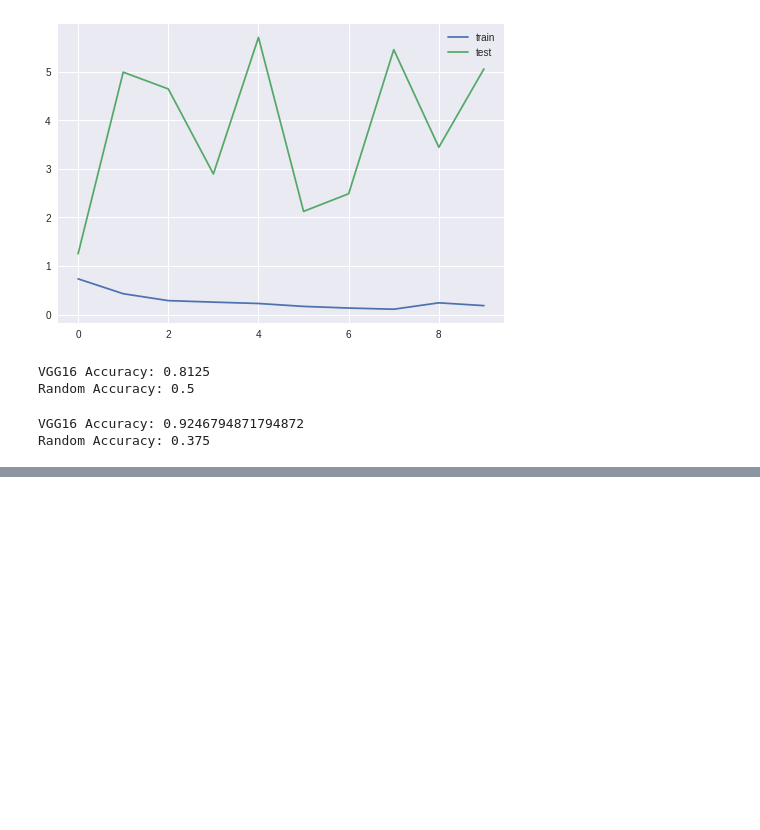
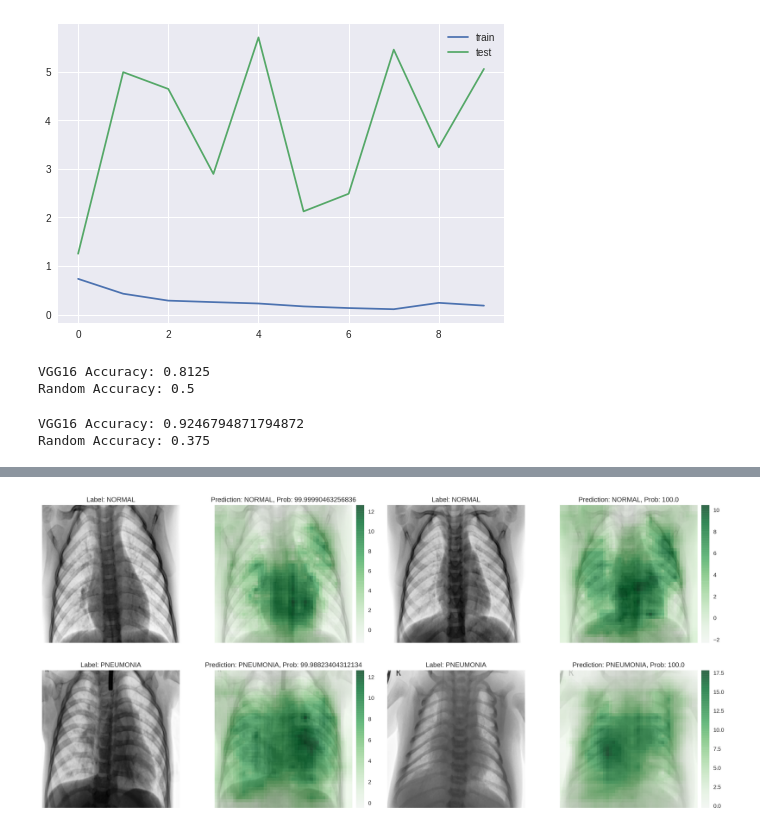
Before and after one commit to ifayost/cdb_pneumonia, a Jupyter notebook: Colab/CDB_Pneumonia.ipynb, the cells around one changed output, grey strips where cells are left out. Cells and saved outputs as stored; diff of their text form; code cells hidden in the pictures; blank space fills up the shorter version.

Commit message:
Captum interpretability

```diff
--- a/Colab/CDB_Pneumonia.ipynb
+++ b/Colab/CDB_Pneumonia.ipynb
@@ -212,0 +231,12 @@ Random Accuracy: 0.375
+# %%
+from captum.attr import IntegratedGradients
+from captum.attr import NoiseTunnel
+from captum.attr import Occlusion
+from captum.attr import Saliency
+from captum.attr import visualization as viz
+from matplotlib.colors import LinearSegmentedColormap
+vgg16 = vgg16.eval()
+#ig = IntegratedGradients(vgg16)
+#noise_tunnel = NoiseTunnel(ig)
+#occlusion = Occlusion(vgg16)
+saliency = Saliency(vgg16)
@@ -212,0 +268,39 @@ Random Accuracy: 0.375
+# %%
+fig = plt.figure(figsize=(20,10), dpi=200)
+i=0
+for j, cls in enumerate([cls0,cls1]):
+  for inp in cls:
+    inp = inp.to(device).unsqueeze(1)
+    outputs = vgg16(inp)
+    pred_probs = F.softmax(outputs, 1)
+    prob, pred_label_idx = torch.max(pred_probs, 1)
+    pred_label_idx.squeeze_()
+
+    # noise_tunnel.attribute(inp, n_samples=3, nt_type='smoothgrad_sq', target=pred_label_idx, stdevs=0.01)
+    #attributions_ig = ig.attribute(inp, target=pred_label_idx, n_steps=200)
+    attributions_ig = occlusion.attribute(inp,
+                                          strides = (1, 10, 10),
+                                          target=0,
+                                          sliding_window_shapes=(1, 15, 15),
+                                          baselines=0)
+    #attributions_ig = saliency.attribute(inp, target=pred_label_idx)
+
+    ax1 = fig.add_subplot(241+i*2)
+    ax1.imshow((inp.squeeze().cpu().detach().numpy()), cmap='Greys')
+    ax1.set_title(f'Label: {class_names[j]}')
+    ax1.axis('off');
+
+    ax2 = fig.add_subplot(242+i*2)
+    ax2.imshow((inp.squeeze().cpu().detach().numpy()), cmap='Greys')
+    im = ax2.imshow(attributions_ig.squeeze().cpu().detach().numpy(), alpha=0.7, cmap='Greens')
+    ax2.set_title(f'Prediction: {class_names[pred_label_idx.cpu().detach().numpy()]}, Prob: {prob.cpu().detach().numpy()[0]*100}')
+    ax2.axis('off');
+
+    i+=1
+
+    fig.subplots_adjust(right=0.95)
+    box2 = np.array(ax2.get_position())
+    cbar_ax = fig.add_axes([box2[1,0]+0.005 , box2[0,1], 0.01, box2[1,1]-box2[0,1]])
+    fig.colorbar(im, cax=cbar_ax)
+# %% [output]
+[figure, added]
```
Also changed, not shown: parts of 7 cells of this notebook.
